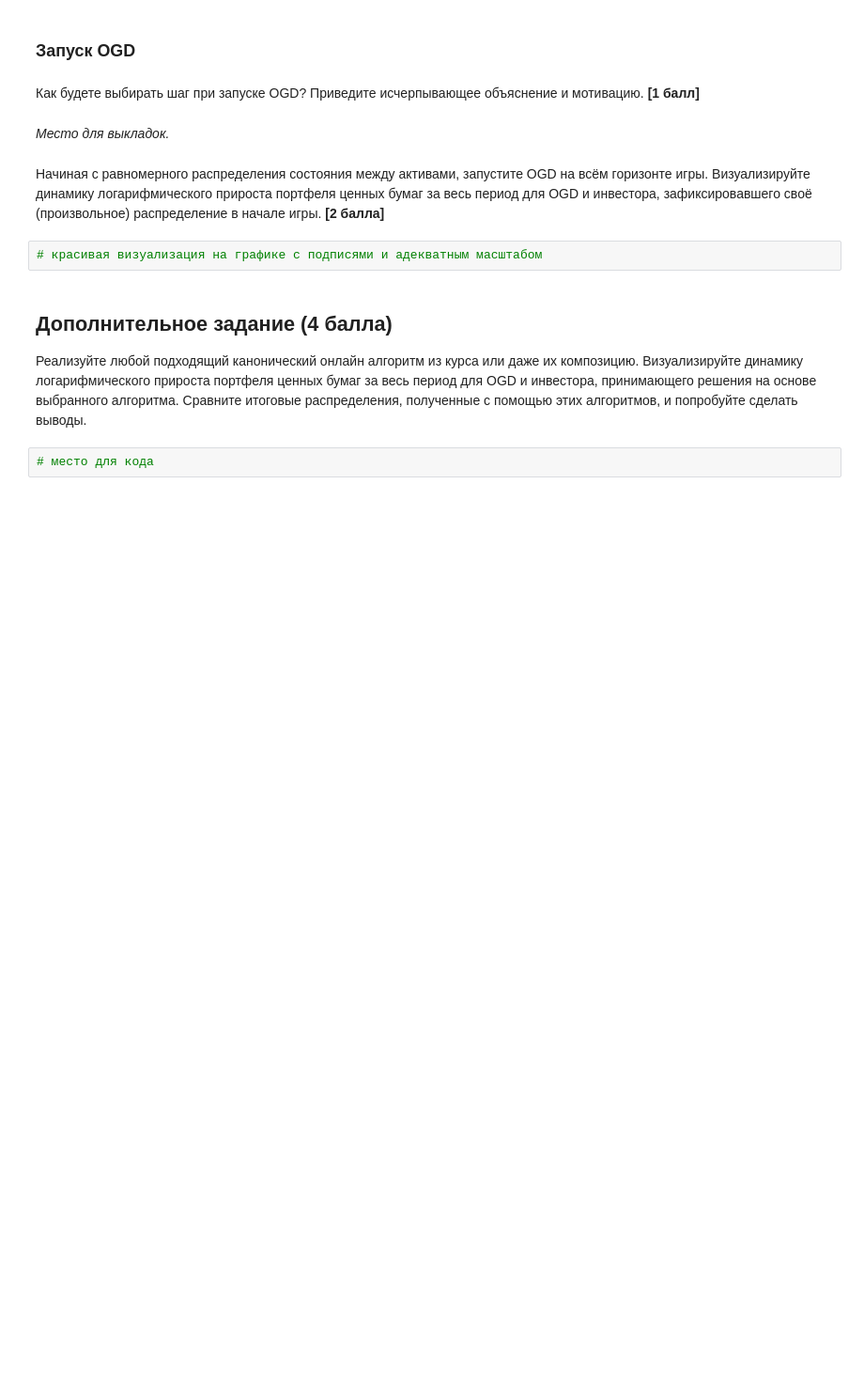
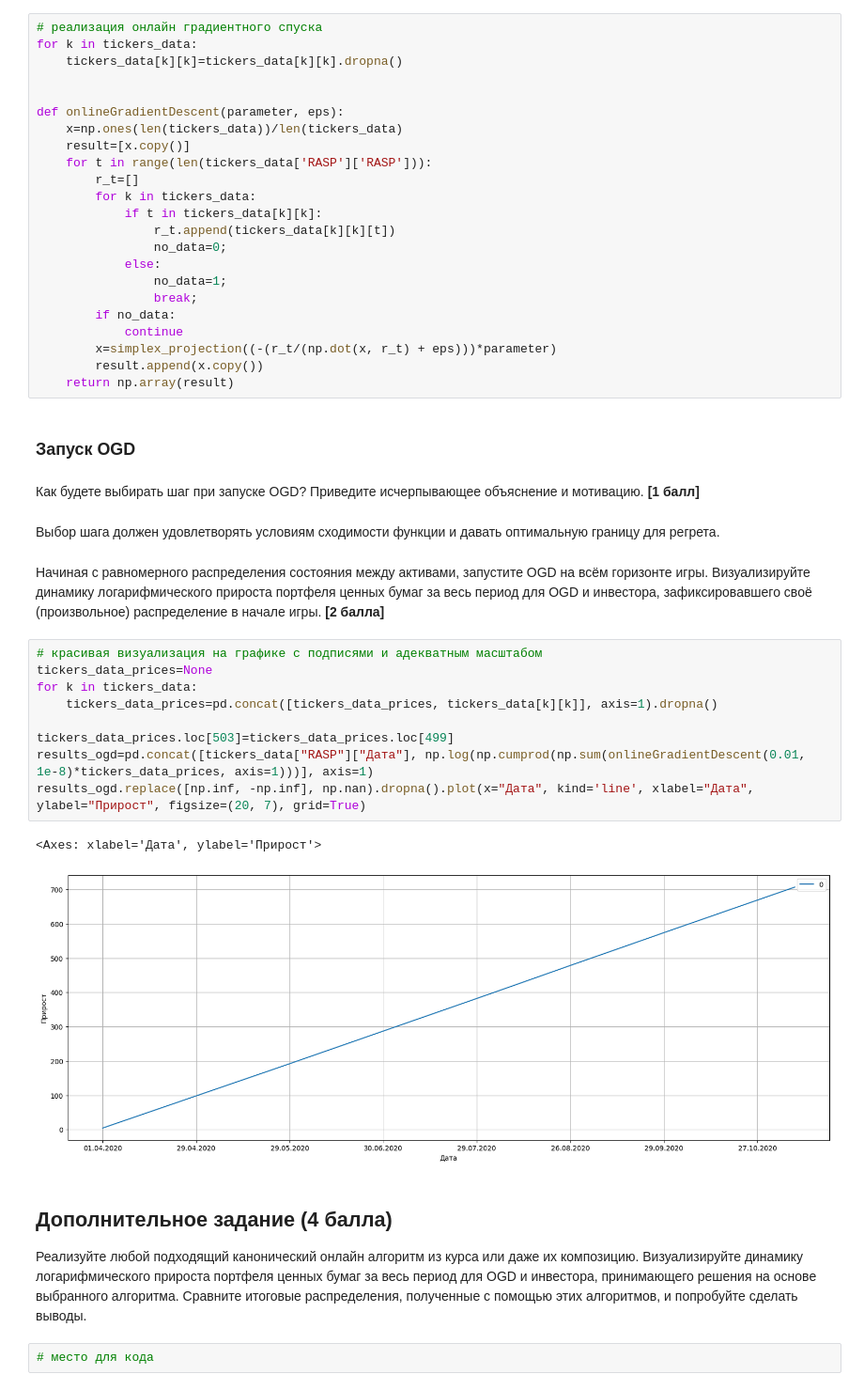
Before and after one commit to Nshtk/TPR, a Jupyter notebook: collab/tpr_lab2.ipynb, the cells around one changed output. Shown: that part at 94% size. Saved outputs shown, nothing was run; the diff lists cells and outputs as text; blank space fills up the shorter version.

```diff
--- a/collab/tpr_lab2.ipynb
+++ b/collab/tpr_lab2.ipynb
@@ -185,13 +182,46 @@ def simplex_projection(s: ArrayLike):
+# %%
+# реализация онлайн градиентного спуска
+for k in tickers_data:
+    tickers_data[k][k]=tickers_data[k][k].dropna()
+
+
+def onlineGradientDescent(parameter, eps):
+    x=np.ones(len(tickers_data))/len(tickers_data)
+    result=[x.copy()]
+    for t in range(len(tickers_data['RASP']['RASP'])):
+        r_t=[]
+        for k in tickers_data:
+            if t in tickers_data[k][k]:
+                r_t.append(tickers_data[k][k][t])
+                no_data=0;
+            else:
+                no_data=1;
+                break;
+        if no_data:
+            continue
+        x=simplex_projection((-(r_t/(np.dot(x, r_t) + eps)))*parameter)
+        result.append(x.copy())
+    return np.array(result)
 # %% [markdown]
 ### Запуск OGD
 # %% [markdown]
 Как будете выбирать шаг при запуске OGD? Приведите исчерпывающее объяснение и мотивацию. **[1 балл]**
-# %% [markdown]
-*Место для выкладок.*
+# %% [markdown]
+Выбор шага должен удовлетворять условиям сходимости функции и давать оптимальную границу для регрета.
 # %% [markdown]
 Начиная с равномерного распределения состояния между активами, запустите OGD на всём горизонте игры. Визуализируйте динамику логарифмического прироста портфеля ценных бумаг за весь период для OGD и инвестора, зафиксировавшего своё (произвольное) распределение в начале игры. **[2 балла]**
-# %%
-# красивая визуализация на графике с подписями и адекватным масштабом
+# %%
+# красивая визуализация на графике с подписями и адекватным масштабом
+tickers_data_prices=None
+for k in tickers_data:
+    tickers_data_prices=pd.concat([tickers_data_prices, tickers_data[k][k]], axis=1).dropna()
+
+tickers_data_prices.loc[503]=tickers_data_prices.loc[499]
+results_ogd=pd.concat([tickers_data["RASP"]["Дата"], np.log(np.cumprod(np.sum(onlineGradientDescent(0.01, 1e-8)*tickers_data_prices, axis=1)))], axis=1)
+results_ogd.replace([np.inf, -np.inf], np.nan).dropna().plot(x="Дата", kind='line', xlabel="Дата", ylabel="Прирост", figsize=(20, 7), grid=True)
+# %% [output]
+<Axes: xlabel='Дата', ylabel='Прирост'>
+[figure, added]
 # %% [markdown]
 ## Дополнительное задание (4 балла)
 
```
Also changed, not shown: parts of 5 cells of this notebook.
